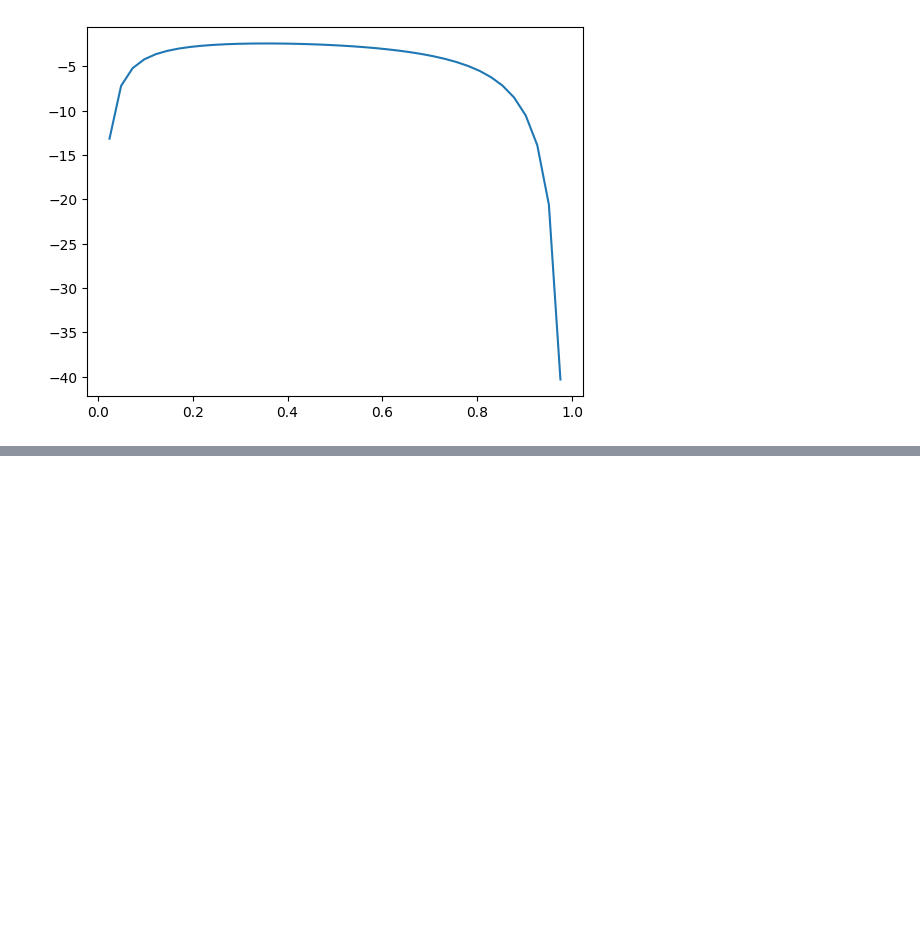
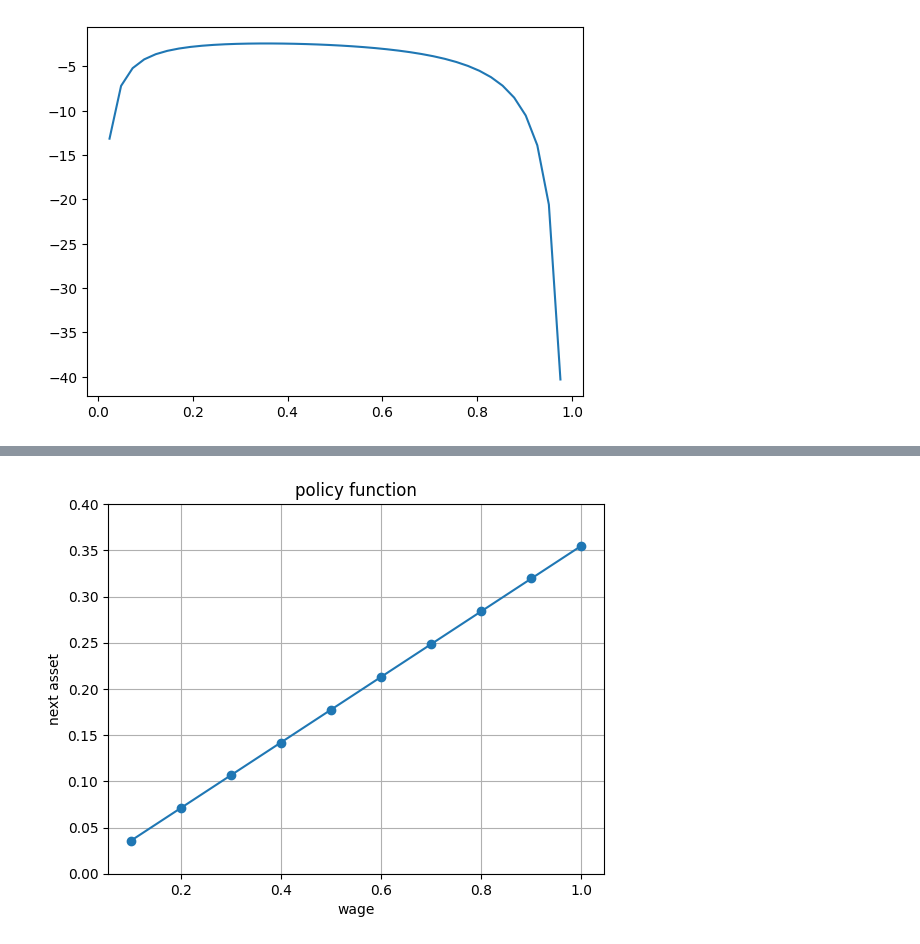
Before and after one commit to Katsushi-Nakanishi/quant-macro, a Jupyter notebook: AssetFunction_gridsearch.ipynb, the cells around one changed output, grey strips where cells are left out. Cells and saved outputs as stored; diff of their text form; code cells hidden in the pictures; blank space fills up the shorter version.

```diff
--- a/AssetFunction_gridsearch.ipynb
+++ b/AssetFunction_gridsearch.ipynb
@@ -61,0 +154,38 @@ plt.plot(a, reward) # plot(x軸, y軸)でグラフを生成
+# %%
+# optimization
+
+v_2 = np.zeros(NA)
+v_2p = np.zeros(NA)
+
+for ia in range(NA):
+    v_2[ia] = util((1.0+r)*a[ia], gamma)
+
+    v_2p[ia] = (1.0+r) * a[ia]      # V_2を変形した線形関数を用意する。
+
+aplus = np.zeros(NW) # optimal assets for each w
+
+for iw in range(NW): # solve for each wage grid
+
+    def negative_value_func(x): # 最大化 ＝　マイナスの最小化, x = assets
+        ial, iar, varphi = linint(x, a_l, a_u, NA) # 上のセルで関数定義
+
+        V_help = varphi * v_2p[ial] + (1.0 - varphi) *  v_2p[iar]   # 両隣の保存点の値の加重和
+        V_help = V_help ** (1.0 - gamma) / (1.0 - gamma)  # 線形関数から元の効用関数に戻す変換を行う。
+        return - util(w[iw] - x, gamma) - beta * V_help
+
+    result = minimize_scalar(negative_value_func, bounds=(a_l, w[iw])) # minimization
+
+    aplus[iw] = result.x # optimizer
+# %%
+# figure
+
+plt.figure()
+plt.plot(w, aplus, marker='o')
+plt.title("policy function")
+plt.xlabel("wage")
+plt.ylabel("next asset")
+plt.ylim(0, 0.4)
+plt.grid(True)
+plt.show()
+# %% [output]
+[figure, added]
```
Also changed, not shown: parts of 7 cells of this notebook.
